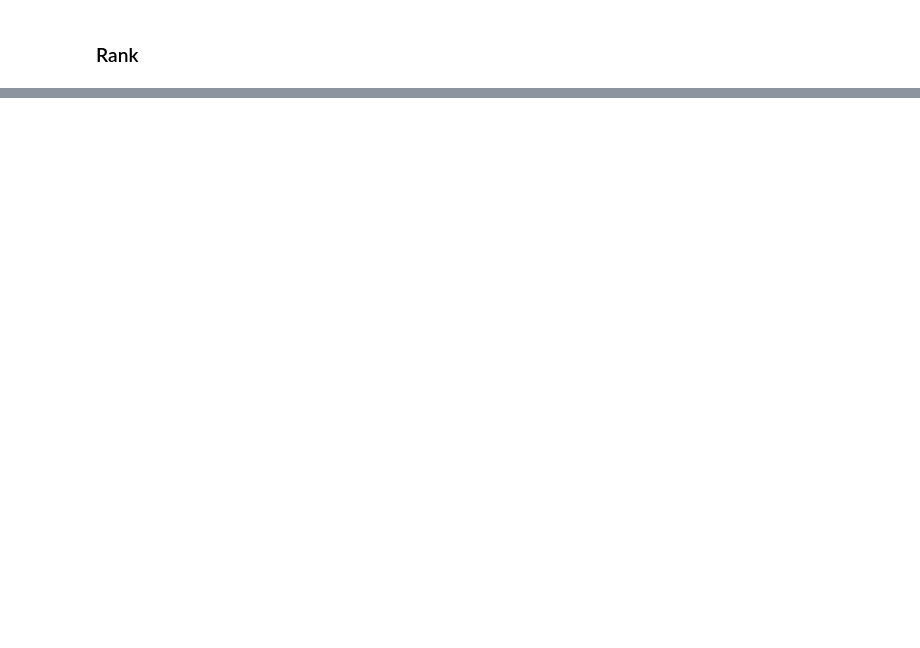
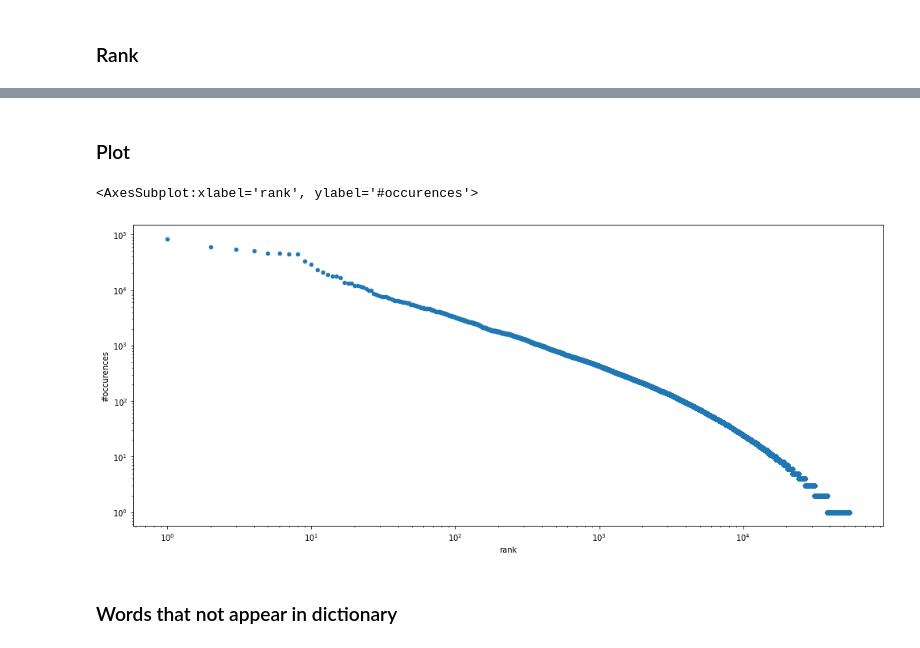
Before and after one commit to arkadiuss/nlp, a Jupyter notebook: 3_levenshtein/3_Levenshtein.ipynb, the cells around one changed output, grey strips where cells are left out. Drawn from its saved outputs; the diff is of its cells as text; code cells hidden in the pictures; blank space fills up the shorter version.

```diff
--- a/3_levenshtein/3_Levenshtein.ipynb
+++ b/3_levenshtein/3_Levenshtein.ipynb
@@ -75,4 +64,6 @@ def reject(word):
 
 word_ctr_pairs = [ (word, global_counter[word]) for word in global_counter ]
 word_ctr_pairs_without_rejected = filter(lambda w: not reject(w[0]), word_ctr_pairs)
-print(list(word_ctr_pairs_without_rejected))
+word_ctr_pairs_sorted = sorted(word_ctr_pairs_without_rejected, key=lambda w: (-w[1], w[0]))
+word_ctr_pairs_ranked = map(lambda wi: (wi[1][0], wi[1][1], wi[0]+1), enumerate(word_ctr_pairs_sorted))
+df = pd.DataFrame(word_ctr_pairs_ranked, columns=['word', '#occurences', 'rank'])
@@ -80,0 +86,9 @@ print(list(word_ctr_pairs_without_rejected))
+# %% [markdown]
+### Plot
+# %%
+df.plot.scatter(x='rank', y='#occurences', logx=True, logy=True, figsize=(17,7))
+# %% [output]
+<AxesSubplot:xlabel='rank', ylabel='#occurences'>
+[figure, added]
+# %% [markdown]
+### Words that not appear in dictionary
```
Also changed, not shown: parts of 21 cells of this notebook.
